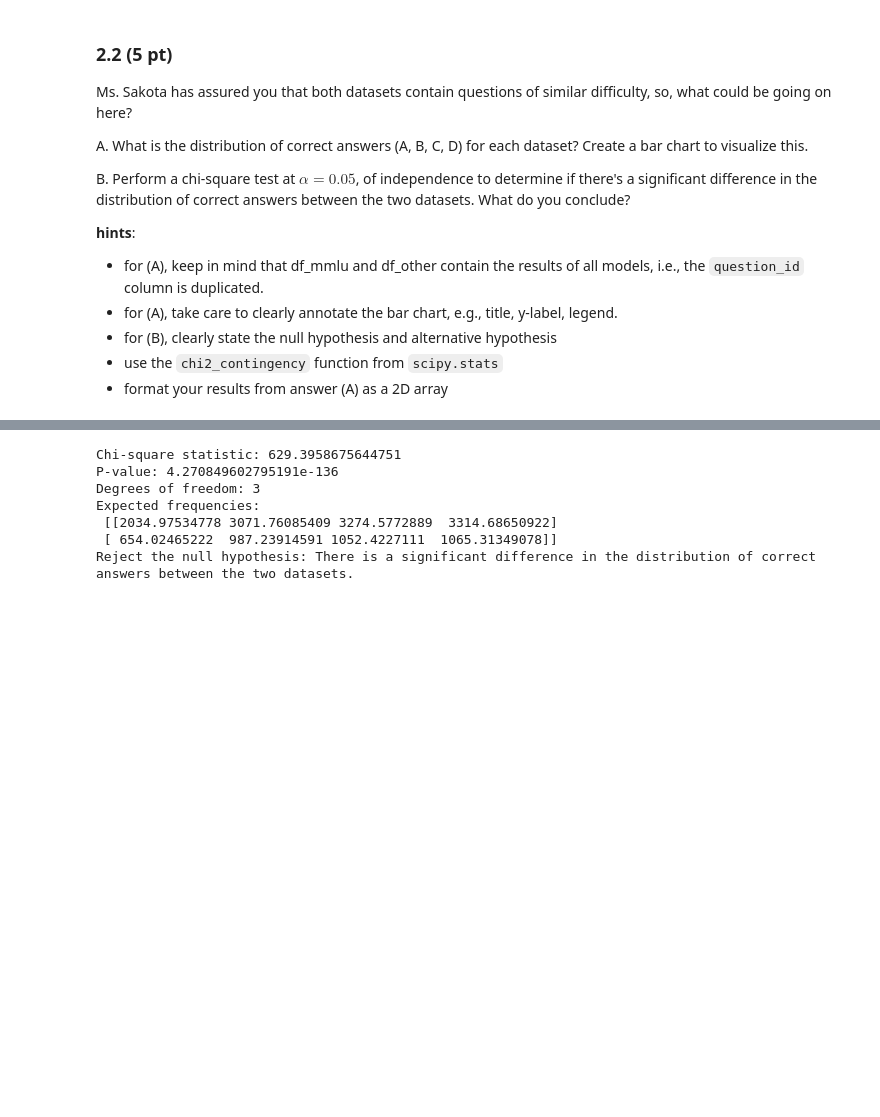
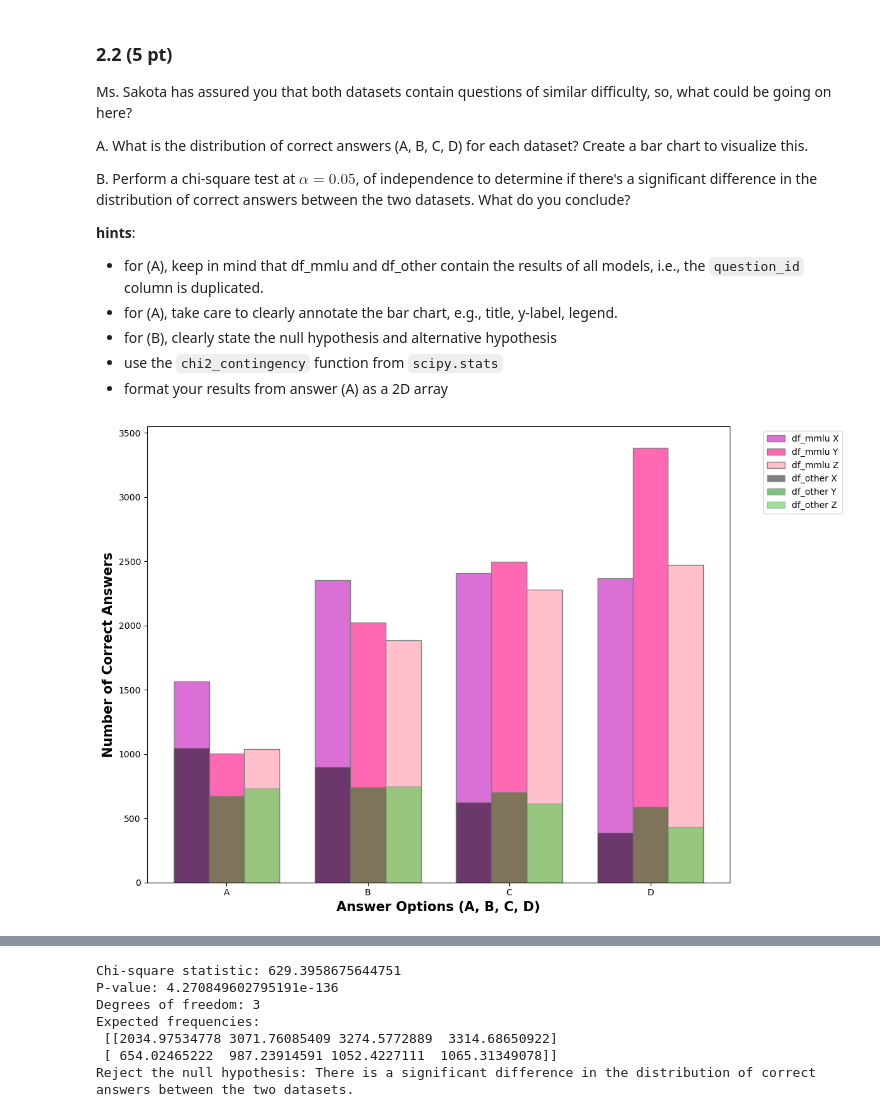
Before and after one commit to luciehmct/ADA2024, a Jupyter notebook: Homework/01_PROJECT_NEUTRALITY/analysis.ipynb, the cells around one changed output, grey strips where cells are left out. Saved outputs shown, nothing was run; the diff lists cells and outputs as text; code cells hidden in the pictures; blank space fills up the shorter version.

```diff
--- a/Homework/01_PROJECT_NEUTRALITY/analysis.ipynb
+++ b/Homework/01_PROJECT_NEUTRALITY/analysis.ipynb
@@ -591,3 +641,80 @@ B. Perform a chi-square test at $\alpha = 0.05$, of independence to determine if
 - for (B), clearly state the null hypothesis and alternative hypothesis
 - use the `chi2_contingency` function from `scipy.stats`
 - format your results from answer (A) as a 2D array
+# %%
+#A
+# Filter the correct answers for each dataset
+df_mmlu_correct = df_mmlu[df_mmlu['correct']]
+df_other_correct = df_other[df_other['correct']]
+
+
+fig, ax = plt.subplots(figsize=(12, 8))
+barWidth = 0.25
+
+# df_mmlu (group by model_name and answer)
+answers_mmlu_X = [
+    df_mmlu_correct[(df_mmlu_correct["model_name"] == "X") & (df_mmlu_correct["answer"] == "A")].shape[0],
+    df_mmlu_correct[(df_mmlu_correct["model_name"] == "X") & (df_mmlu_correct["answer"] == "B")].shape[0],
+    df_mmlu_correct[(df_mmlu_correct["model_name"] == "X") & (df_mmlu_correct["answer"] == "C")].shape[0],
+    df_mmlu_correct[(df_mmlu_correct["model_name"] == "X") & (df_mmlu_correct["answer"] == "D")].shape[0]
+]
+answers_mmlu_Y = [
+    df_mmlu_correct[(df_mmlu_correct["model_name"] == "Y") & (df_mmlu_correct["answer"] == "A")].shape[0],
+    df_mmlu_correct[(df_mmlu_correct["model_name"] == "Y") & (df_mmlu_correct["answer"] == "B")].shape[0],
+    df_mmlu_correct[(df_mmlu_correct["model_name"] == "Y") & (df_mmlu_correct["answer"] == "C")].shape[0],
+    df_mmlu_correct[(df_mmlu_correct["model_name"] == "Y") & (df_mmlu_correct["answer"] == "D")].shape[0]
+]
+answers_mmlu_Z = [
+    df_mmlu_correct[(df_mmlu_correct["model_name"] == "Z") & (df_mmlu_correct["answer"] == "A")].shape[0],
+    df_mmlu_correct[(df_mmlu_correct["model_name"] == "Z") & (df_mmlu_correct["answer"] == "B")].shape[0],
+    df_mmlu_correct[(df_mmlu_correct["model_name"] == "Z") & (df_mmlu_correct["answer"] == "C")].shape[0],
+    df_mmlu_correct[(df_mmlu_correct["model_name"] == "Z") & (df_mmlu_correct["answer"] == "D")].shape[0]
+]
+
+# df_other (group by model_name and answer)
+answers_other_X = [
+    df_other_correct[(df_other_correct["model_name"] == "X") & (df_other_correct["answer"] == "A")].shape[0],
+    df_other_correct[(df_other_correct["model_name"] == "X") & (df_other_correct["answer"] == "B")].shape[0],
+    df_other_correct[(df_other_correct["model_name"] == "X") & (df_other_correct["answer"] == "C")].shape[0],
+    df_other_correct[(df_other_correct["model_name"] == "X") & (df_other_correct["answer"] == "D")].shape[0]
+]
+answers_other_Y = [
+    df_other_correct[(df_other_correct["model_name"] == "Y") & (df_other_correct["answer"] == "A")].shape[0],
+    df_other_correct[(df_other_correct["model_name"] == "Y") & (df_other_correct["answer"] == "B")].shape[0],
+    df_other_correct[(df_other_correct["model_name"] == "Y") & (df_other_correct["answer"] == "C")].shape[0],
+    df_other_correct[(df_other_correct["model_name"] == "Y") & (df_other_correct["answer"] == "D")].shape[0]
+]
+answers_other_Z = [
+    df_other_correct[(df_other_correct["model_name"] == "Z") & (df_other_correct["answer"] == "A")].shape[0],
+    df_other_correct[(df_other_correct["model_name"] == "Z") & (df_other_correct["answer"] == "B")].shape[0],
+    df_other_correct[(df_other_correct["model_name"] == "Z") & (df_other_correct["answer"] == "C")].shape[0],
+    df_other_correct[(df_other_correct["model_name"] == "Z") & (df_other_correct["answer"] == "D")].shape[0]
+]
+
+# Set positions of bars on the X-axis for X, Y, Z models
+r1 = np.arange(4)  # Model X
+r2 = [x + barWidth for x in r1]  # Model Y
+r3 = [x + barWidth for x in r2]  # Model Z
+
+# Plot for df_mmlu
+plt.bar(r1, answers_mmlu_X, color='orchid', width=barWidth, edgecolor='grey', label='df_mmlu X')
+plt.bar(r2, answers_mmlu_Y, color='hotpink', width=barWidth, edgecolor='grey', label='df_mmlu Y')
+plt.bar(r3, answers_mmlu_Z, color='pink', width=barWidth, edgecolor='grey', label='df_mmlu Z')
+
+# Plot for df_other
+plt.bar(r1, answers_other_X, color='black', width=barWidth, edgecolor='grey', label='df_other X', alpha=0.5)
+plt.bar(r2, answers_other_Y, color='green', width=barWidth, edgecolor='grey', label='df_other Y', alpha=0.5)
+plt.bar(r3, answers_other_Z, color='limegreen', width=barWidth, edgecolor='grey', label='df_other Z', alpha=0.5)
+
+plt.xlabel('Answer Options (A, B, C, D)', fontweight='bold', fontsize=15)
+plt.ylabel('Number of Correct Answers', fontweight='bold', fontsize=15)
+plt.xticks([r + barWidth for r in range(4)], ['A', 'B', 'C', 'D'])
+
+# Add legend
+plt.legend(bbox_to_anchor=(1.05, 1), loc='upper left')
+
+# Show the plot
+plt.tight_layout()
+plt.show()
+# %% [output]
+[figure, added]
```
Also changed, not shown: parts of 6 cells of this notebook.
